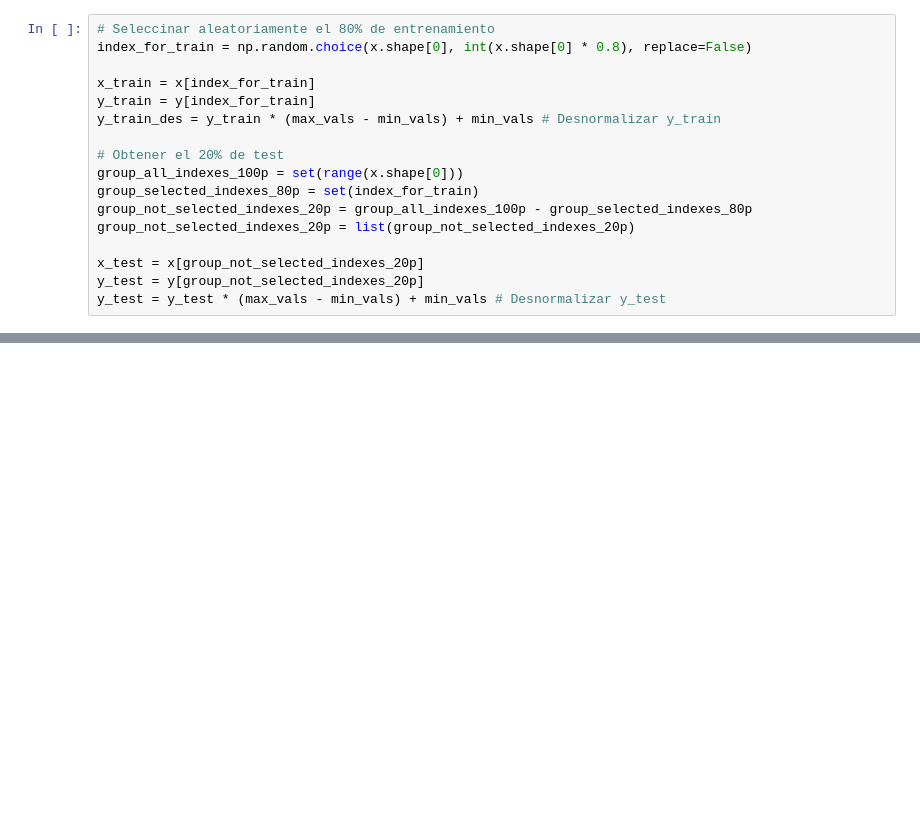
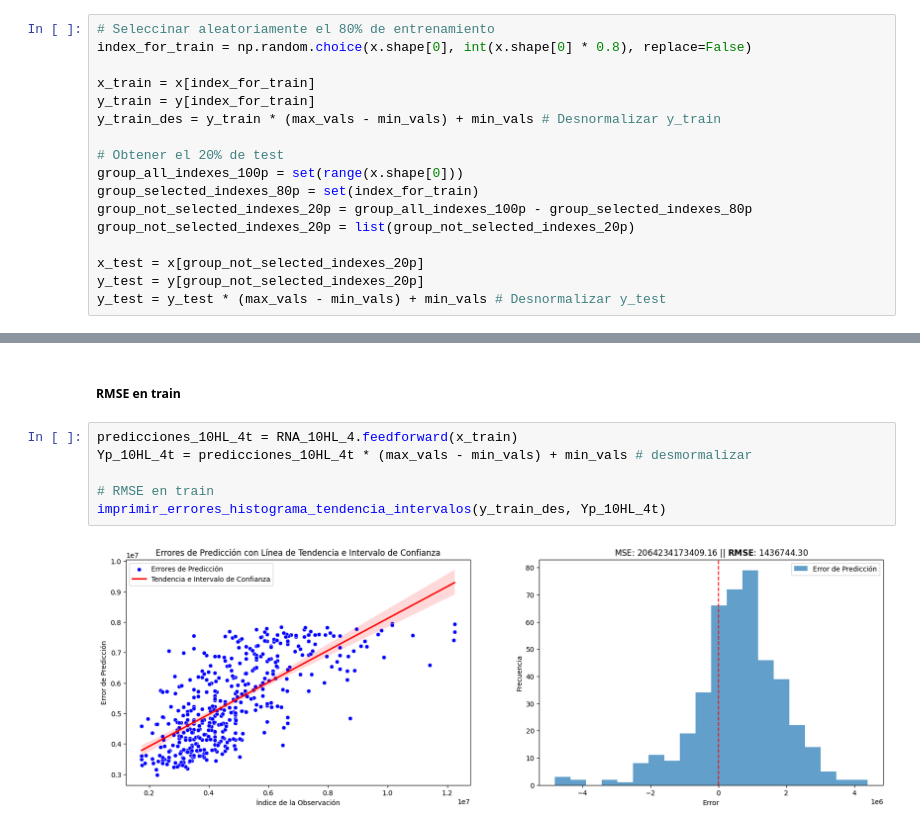
Before and after one commit to cbaldelomar/04-mlp, a Jupyter notebook: notebooks/01-main.ipynb, the cells around one changed output, grey strips where cells are left out. Saved outputs shown, nothing was run; the diff lists cells and outputs as text; blank space fills up the shorter version.

```diff
--- a/notebooks/01-main.ipynb
+++ b/notebooks/01-main.ipynb
@@ -226,0 +277,10 @@ imprimir_errores_histograma_tendencia_intervalos(y_train_des, Yp_10HL_2t)
+# %% [markdown]
+##### RMSE en train
+# %%
+predicciones_10HL_4t = RNA_10HL_4.feedforward(x_train)
+Yp_10HL_4t = predicciones_10HL_4t * (max_vals - min_vals) + min_vals # desmormalizar
+
+# RMSE en train
+imprimir_errores_histograma_tendencia_intervalos(y_train_des, Yp_10HL_4t)
+# %% [output]
+[figure, added]
```
Also changed, not shown: parts of 48 cells of this notebook.
